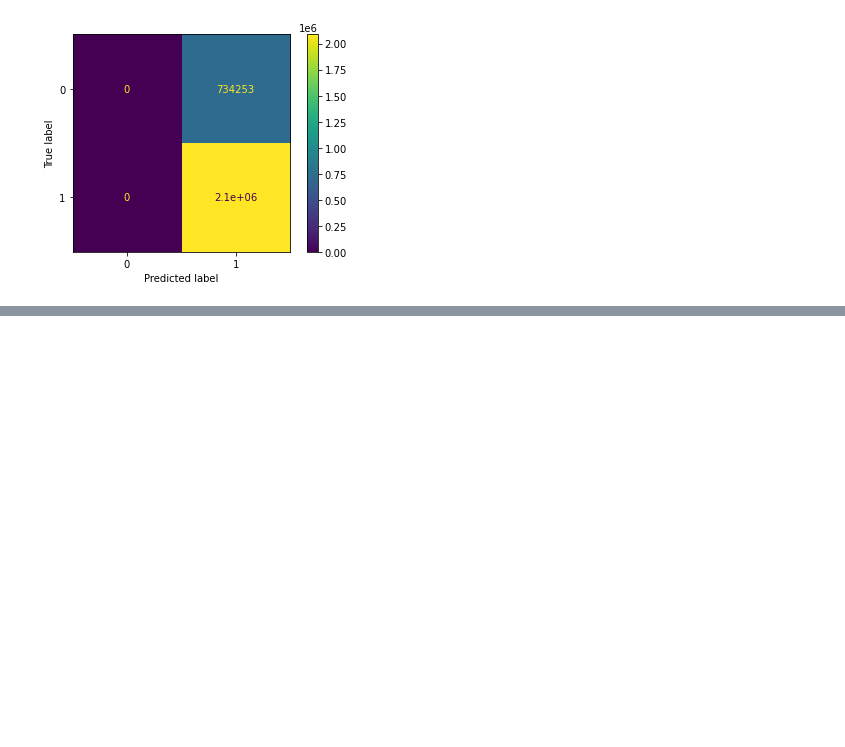
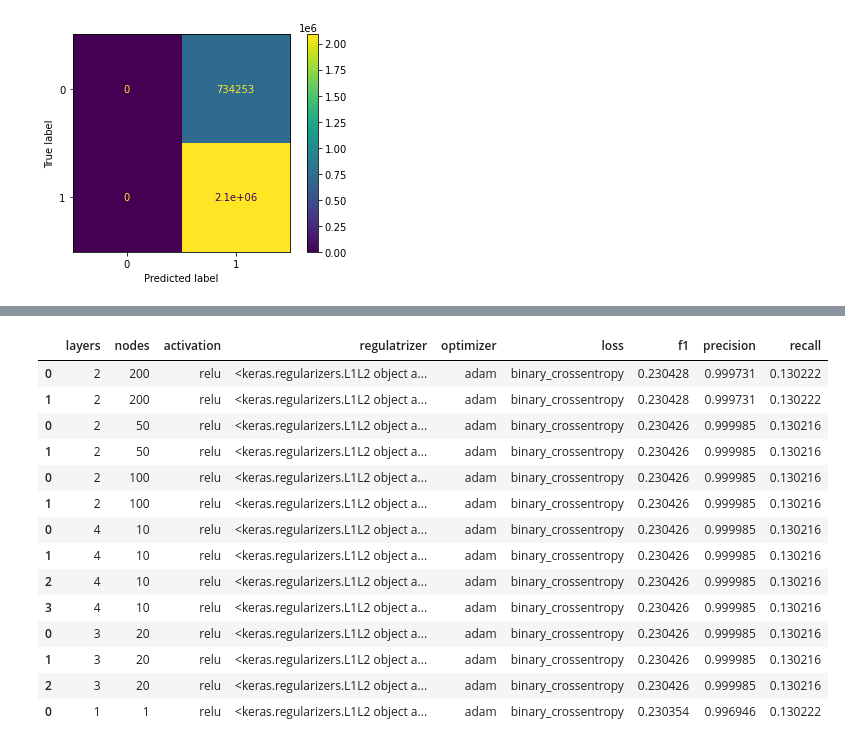
Before and after one commit to LRAbbade/IoT_anomaly_detection, a Jupyter notebook: iot23_ML_training.ipynb, the cells around one changed output, grey strips where cells are left out. Drawn from its saved outputs; the diff is of its cells as text; code cells hidden in the pictures; blank space fills up the shorter version.

```diff
--- a/iot23_ML_training.ipynb
+++ b/iot23_ML_training.ipynb
@@ -462,0 +482,5 @@ Recall = 1.0
+# %%
+def get_scores(model):
+    y_pred = model.predict(X_val)
+    y_pred = np.round(y_pred)
+    return f1_score(y_val, y_pred), precision_score(y_val, y_pred), recall_score(y_val, y_pred)
@@ -462,0 +533,18 @@ Recall = 1.0
+# %%
+res_df.sort_values('f1', ascending=False)
+# %% [output]
+|  | layers | nodes | activation | regulatrizer | optimizer | loss | f1 | precision | recall |
+| 0 | 2 | 200 | relu | <keras.regularizers.L1L2 object a... | adam | binary_crossentropy | 0.230428 | 0.999731 | 0.130222 |
+| 1 | 2 | 200 | relu | <keras.regularizers.L1L2 object a... | adam | binary_crossentropy | 0.230428 | 0.999731 | 0.130222 |
+| 0 | 2 | 50 | relu | <keras.regularizers.L1L2 object a... | adam | binary_crossentropy | 0.230426 | 0.999985 | 0.130216 |
+| 1 | 2 | 50 | relu | <keras.regularizers.L1L2 object a... | adam | binary_crossentropy | 0.230426 | 0.999985 | 0.130216 |
+| 0 | 2 | 100 | relu | <keras.regularizers.L1L2 object a... | adam | binary_crossentropy | 0.230426 | 0.999985 | 0.130216 |
+| 1 | 2 | 100 | relu | <keras.regularizers.L1L2 object a... | adam | binary_crossentropy | 0.230426 | 0.999985 | 0.130216 |
+| 0 | 4 | 10 | relu | <keras.regularizers.L1L2 object a... | adam | binary_crossentropy | 0.230426 | 0.999985 | 0.130216 |
+| 1 | 4 | 10 | relu | <keras.regularizers.L1L2 object a... | adam | binary_crossentropy | 0.230426 | 0.999985 | 0.130216 |
+| 2 | 4 | 10 | relu | <keras.regularizers.L1L2 object a... | adam | binary_crossentropy | 0.230426 | 0.999985 | 0.130216 |
+| 3 | 4 | 10 | relu | <keras.regularizers.L1L2 object a... | adam | binary_crossentropy | 0.230426 | 0.999985 | 0.130216 |
+| 0 | 3 | 20 | relu | <keras.regularizers.L1L2 object a... | adam | binary_crossentropy | 0.230426 | 0.999985 | 0.130216 |
+| 1 | 3 | 20 | relu | <keras.regularizers.L1L2 object a... | adam | binary_crossentropy | 0.230426 | 0.999985 | 0.130216 |
+| 2 | 3 | 20 | relu | <keras.regularizers.L1L2 object a... | adam | binary_crossentropy | 0.230426 | 0.999985 | 0.130216 |
+| 0 | 1 | 1 | relu | <keras.regularizers.L1L2 object a... | adam | binary_crossentropy | 0.230354 | 0.996946 | 0.130222 |
```
Also changed, not shown: parts of 26 cells of this notebook.
